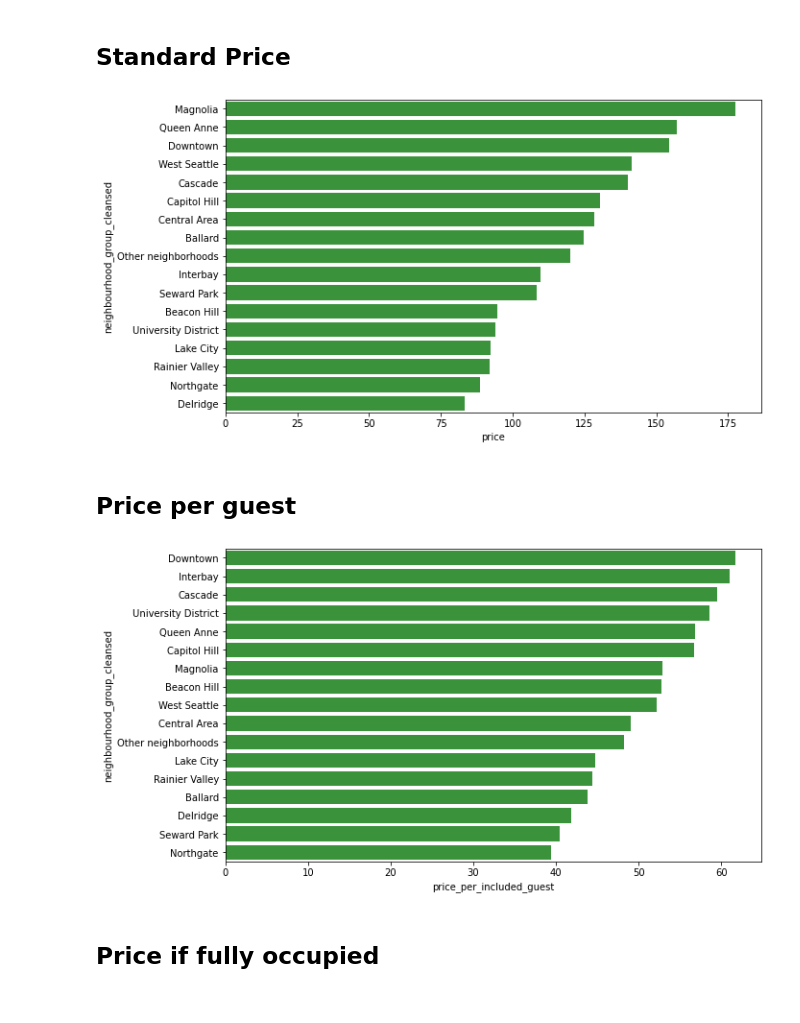
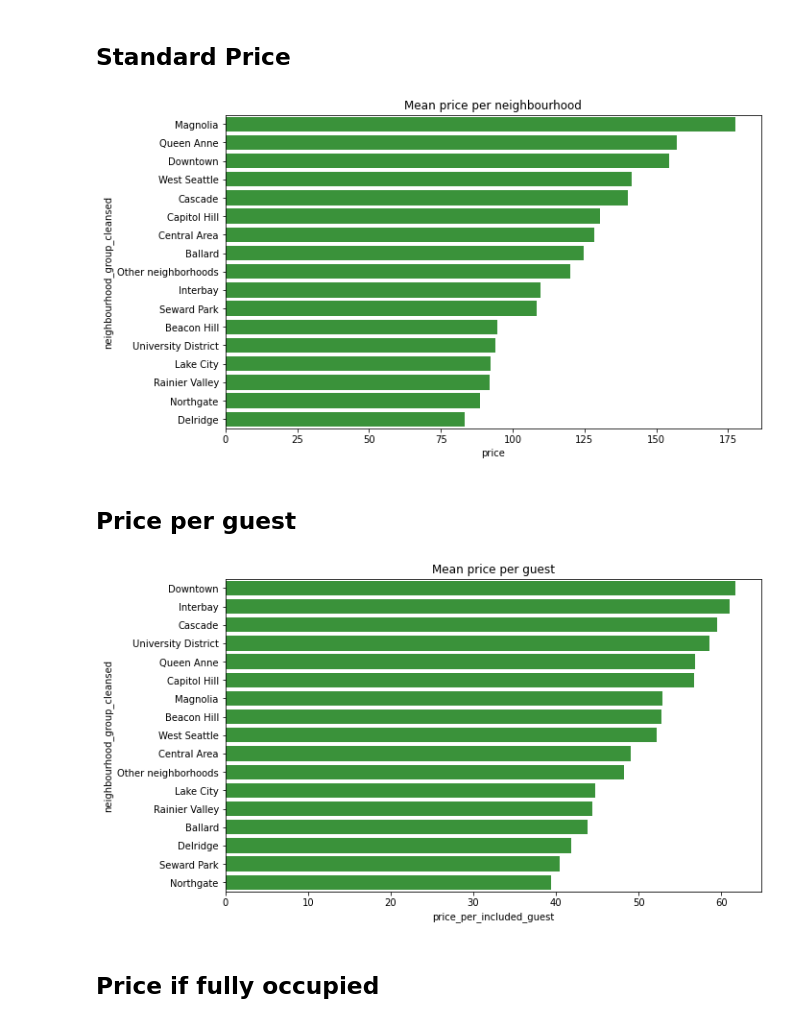
Before and after one commit to BrackyBrack/Data_Science_Project_1, a Jupyter notebook: Investigating Seattle AirBnB.ipynb, the cells around one changed output. Cells and saved outputs as stored; diff of their text form; code cells hidden in the pictures.

```diff
--- a/Investigating Seattle AirBnB.ipynb
+++ b/Investigating Seattle AirBnB.ipynb
@@ -87,14 +87,16 @@ def display_mean(df, group_col, value, color):
 ## Standard Price
 # %%
 display_mean(df, 'neighbourhood_group_cleansed', 'price', base_color)
+plt.title('Mean price per neighbourhood');
 # %% [output]
-[figure, old version]
+[figure, new version]
 # %% [markdown]
 ## Price per guest
 # %%
 display_mean(df, 'neighbourhood_group_cleansed', 'price_per_included_guest', base_color)
+plt.title('Mean price per guest');
 # %% [output]
-[figure, old version]
+[figure, new version]
 # %% [markdown]
 ## Price if fully occupied
 # %%
```
Also changed, not shown: parts of 13 cells of this notebook.
